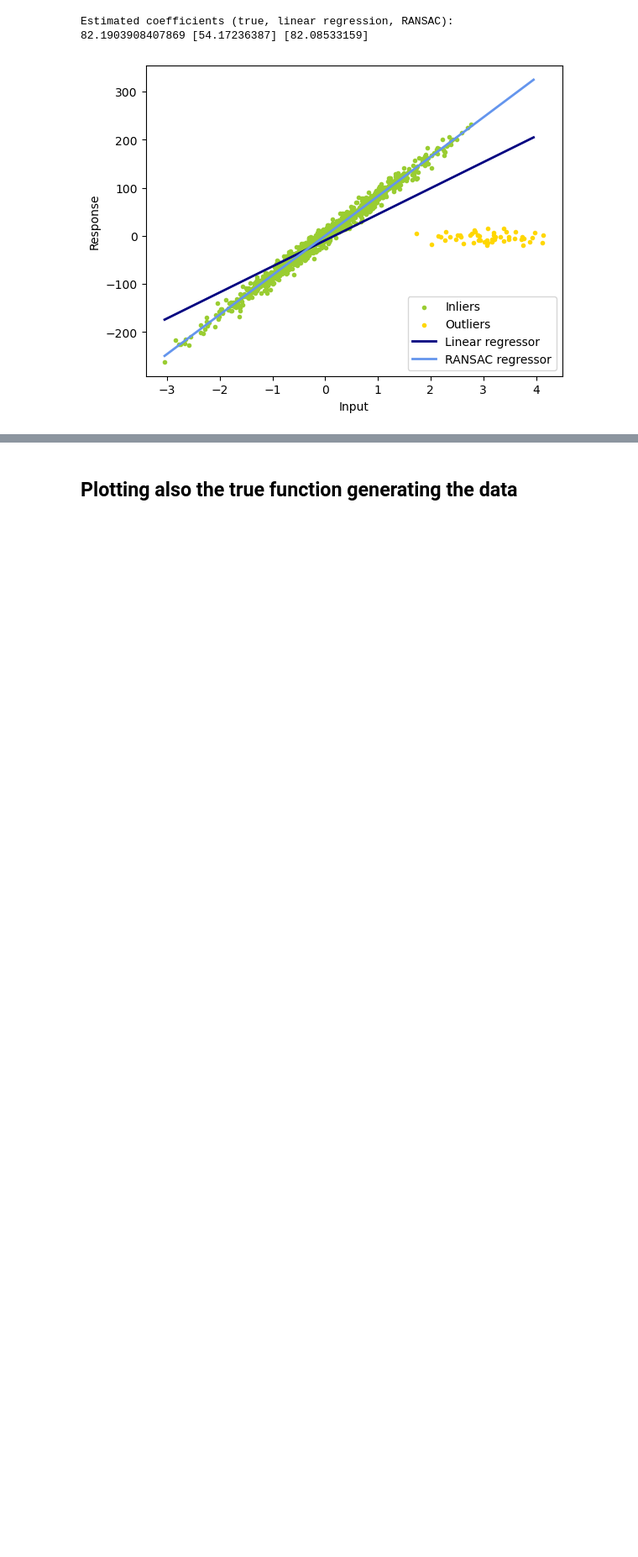
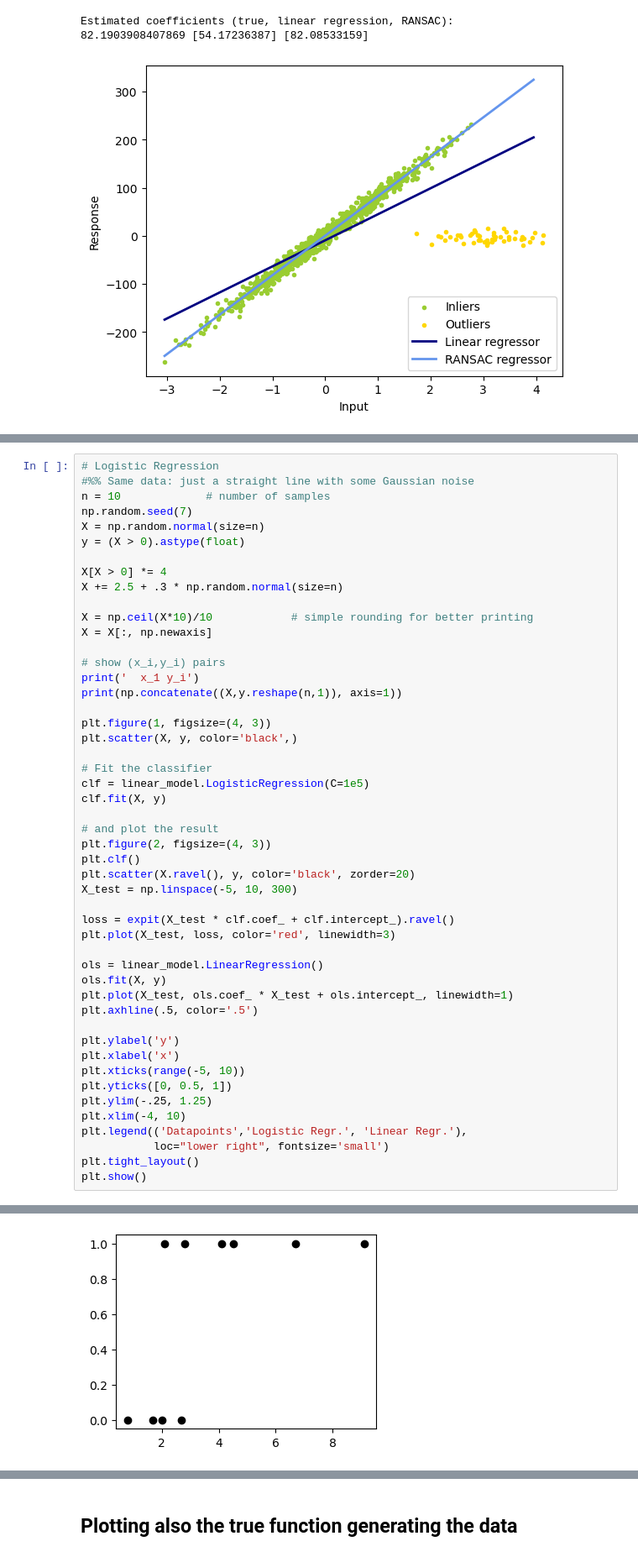
Before and after one commit to yizhi0129/333DA, a Jupyter notebook: Lab1.ipynb, the cells around one changed output, grey strips where cells are left out. Shown at 84% size. Saved outputs shown, nothing was run; the diff lists cells and outputs as text; blank space fills up the shorter version.

```diff
--- a/Lab1.ipynb
+++ b/Lab1.ipynb
@@ -644,0 +804,50 @@ Estimated coefficients (true, linear regression, RANSAC):
+# %%
+# Logistic Regression
+#%% Same data: just a straight line with some Gaussian noise
+n = 10             # number of samples
+np.random.seed(7)
+X = np.random.normal(size=n)
+y = (X > 0).astype(float)
+
+X[X > 0] *= 4
+X += 2.5 + .3 * np.random.normal(size=n)
+
+X = np.ceil(X*10)/10            # simple rounding for better printing
+X = X[:, np.newaxis]
+
+# show (x_i,y_i) pairs
+print('  x_1 y_i')
+print(np.concatenate((X,y.reshape(n,1)), axis=1))
+
+plt.figure(1, figsize=(4, 3))
+plt.scatter(X, y, color='black',)
+
+# Fit the classifier
+clf = linear_model.LogisticRegression(C=1e5)
+clf.fit(X, y)
+
+# and plot the result
+plt.figure(2, figsize=(4, 3))
+plt.clf()
+plt.scatter(X.ravel(), y, color='black', zorder=20)
+X_test = np.linspace(-5, 10, 300)
+
+loss = expit(X_test * clf.coef_ + clf.intercept_).ravel()
+plt.plot(X_test, loss, color='red', linewidth=3)
+
+ols = linear_model.LinearRegression()
+ols.fit(X, y)
+plt.plot(X_test, ols.coef_ * X_test + ols.intercept_, linewidth=1)
+plt.axhline(.5, color='.5')
+
+plt.ylabel('y')
+plt.xlabel('x')
+plt.xticks(range(-5, 10))
+plt.yticks([0, 0.5, 1])
+plt.ylim(-.25, 1.25)
+plt.xlim(-4, 10)
+plt.legend(('Datapoints','Logistic Regr.', 'Linear Regr.'),
+           loc="lower right", fontsize='small')
+plt.tight_layout()
+plt.show()
+# %% [output]
@@ -644,0 +865 @@ Estimated coefficients (true, linear regression, RANSAC):
+[figure, added]
```
Also changed, not shown: parts of 30 cells of this notebook.
